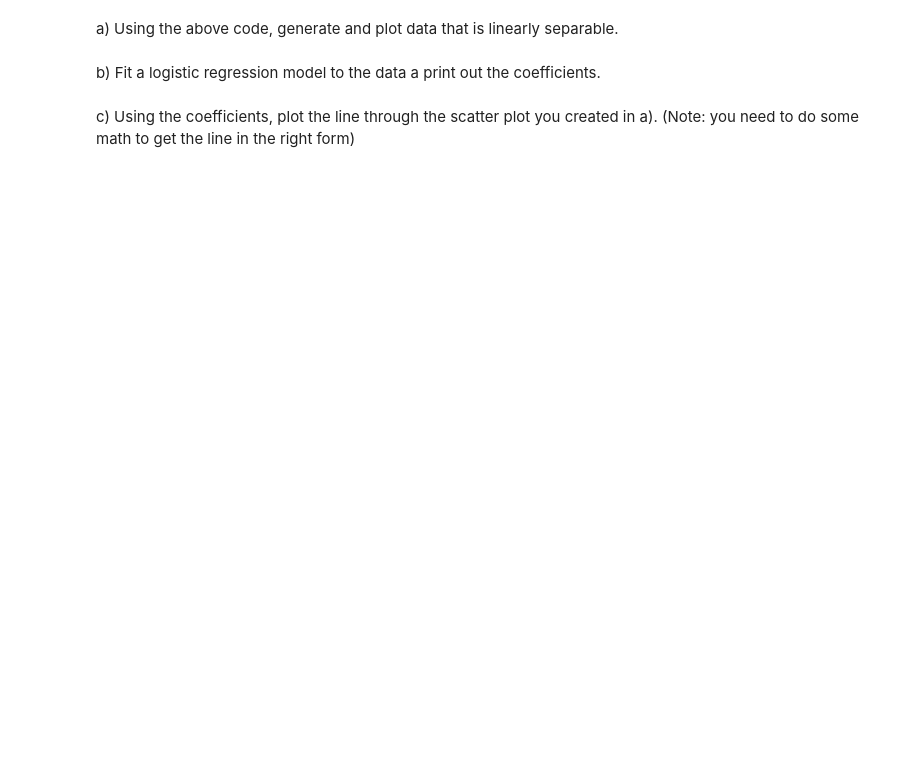
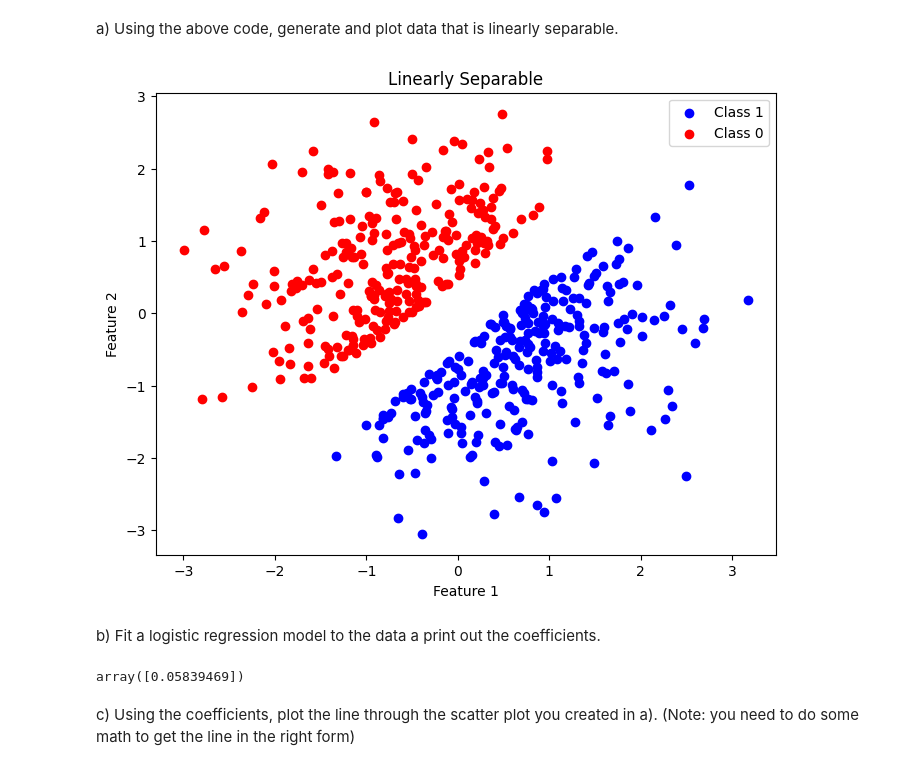
Before and after one commit to ahmadssadiq/Data-Science-Fundamentals, a Jupyter notebook: lecture_19/worksheet_19.ipynb, the cells around one changed output. Drawn from its saved outputs; the diff is of its cells as text; code cells hidden in the pictures; blank space fills up the shorter version.

```diff
--- a/lecture_19/worksheet_19.ipynb
+++ b/lecture_19/worksheet_19.ipynb
@@ -48,10 +46,25 @@ ModuleNotFoundError: No module named 'numpy'
 # %% [markdown]
 a) Using the above code, generate and plot data that is linearly separable.
+# %%
+X, Y = generate_line_data()
+
+plt.figure(figsize=(8, 6))
+plt.scatter(X[Y == 1][:, 0], X[Y == 1][:, 1], color='blue', label='Class 1')
+plt.scatter(X[Y == 0][:, 0], X[Y == 0][:, 1], color='red', label='Class 0')
+plt.title("Linearly Separable")
+plt.ylabel("Feature 2")
+plt.xlabel("Feature 1")
+plt.legend()
+plt.show()
+# %% [output]
+[figure, added]
 # %% [markdown]
 b) Fit a logistic regression model to the data a print out the coefficients.
 # %%
 model = LogisticRegression().fit(X, Y)
 model.coef_
 model.intercept_
+# %% [output]
+array([0.05839469])
 # %% [markdown]
 c) Using the coefficients, plot the line through the scatter plot you created in a). (Note: you need to do some math to get the line in the right form)
```
Also changed, not shown: parts of 8 cells of this notebook.
